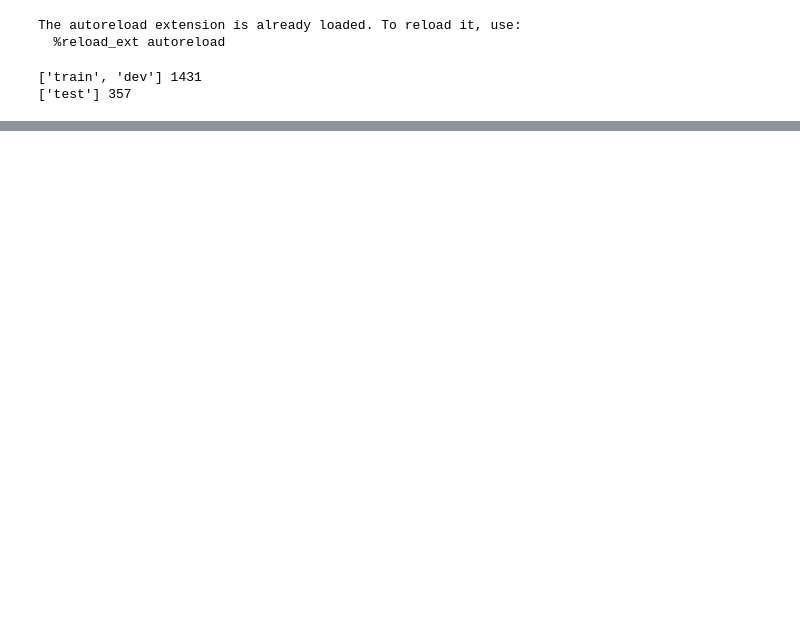
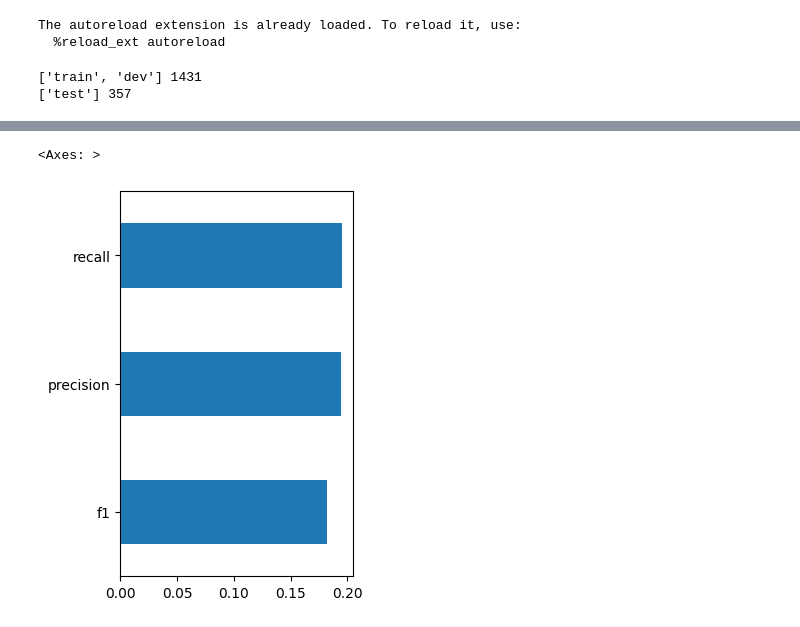
Before and after one commit to murilobellatini/RelNetCare, a Jupyter notebook: reports/02_data_transformation/develop-dialogre-to-llm-format.ipynb, the cells around one changed output, grey strips where cells are left out. Cells and saved outputs as stored; diff of their text form; code cells hidden in the pictures; blank space fills up the shorter version.

```diff
--- a/reports/02_data_transformation/develop-dialogre-to-llm-format.ipynb
+++ b/reports/02_data_transformation/develop-dialogre-to-llm-format.ipynb
@@ -108,0 +242,4 @@ if __name__ == '__main__':
+# %%
+import pandas as pd
+df = pd.DataFrame(results['details'])
+df.sort_values('f1')
@@ -108,0 +260,5 @@ if __name__ == '__main__':
+# %%
+df[['precision', 'recall', 'f1']].mean().sort_values().plot(kind='barh', figsize=(3, 5))
+# %% [output]
+<Axes: >
+[figure, added]
```
Also changed, not shown: parts of 8 cells of this notebook.
